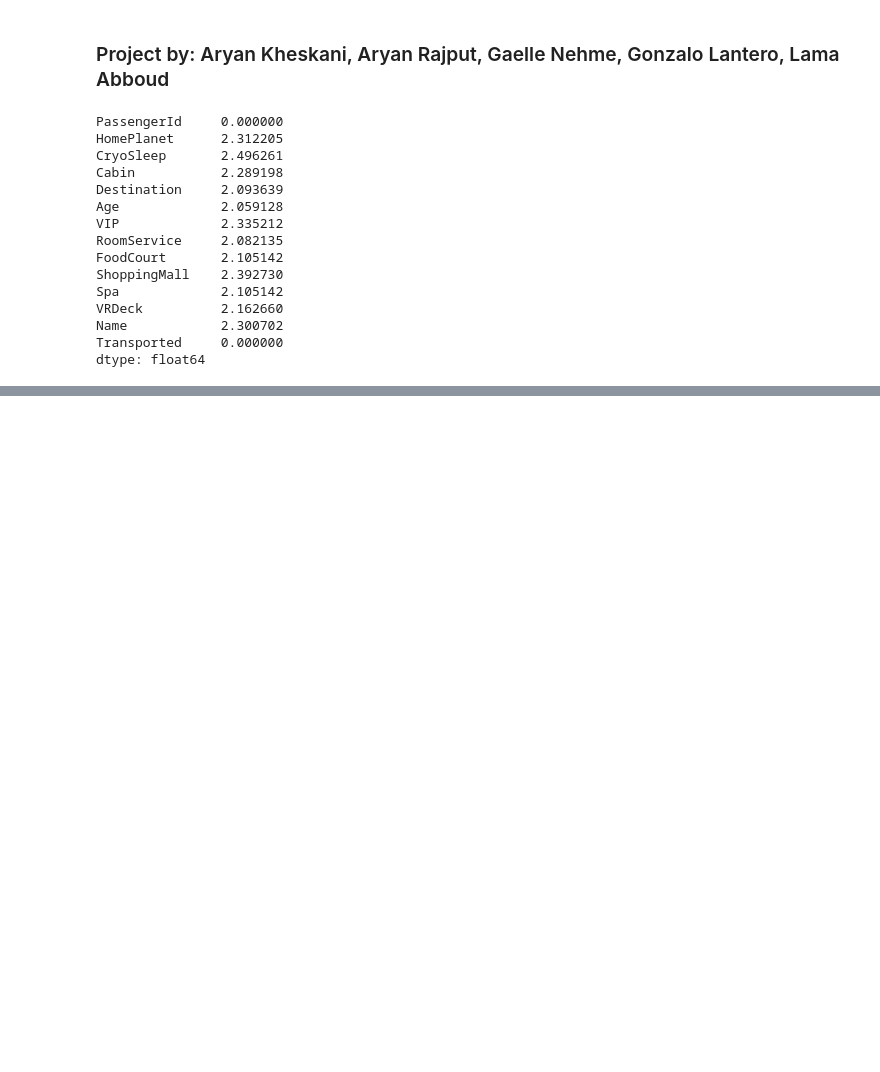
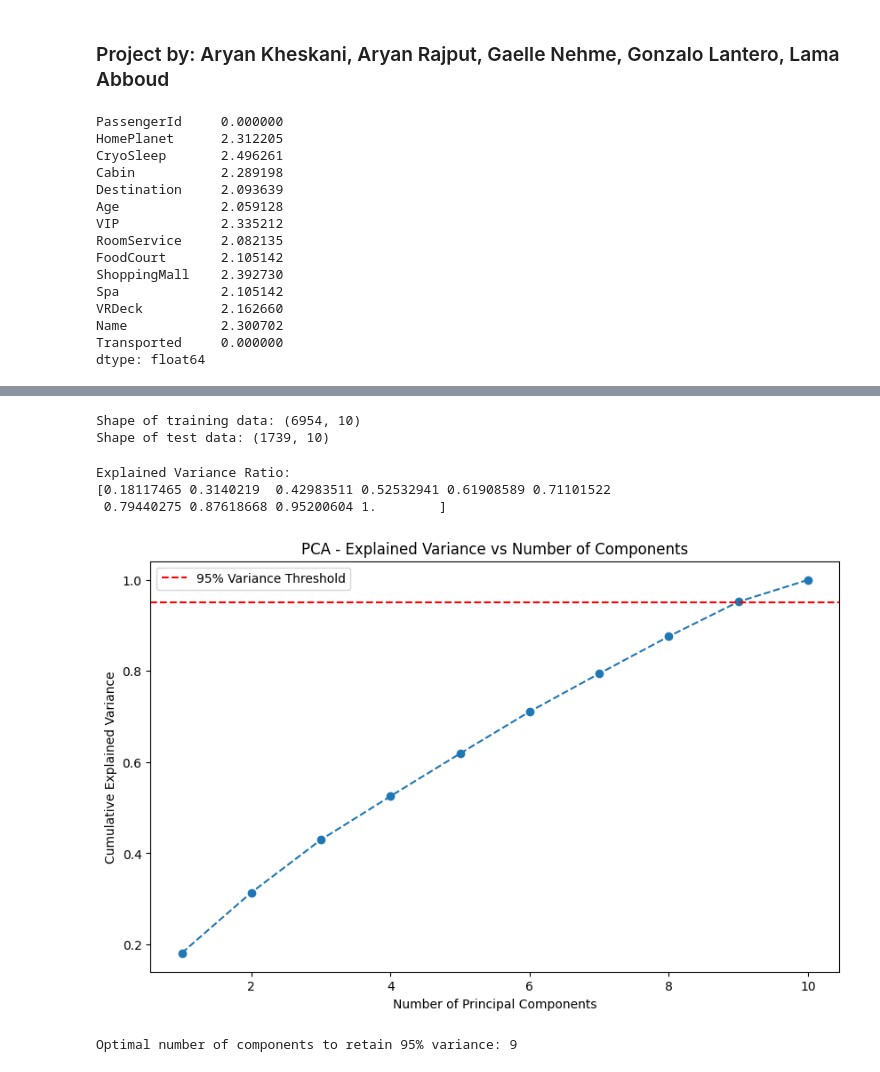
Before and after one commit to AryanKheskani/spaceship-titanic-ml-project, a Jupyter notebook: spaceship-titanic/spaceship_titanic_grp96.ipynb, the cells around one changed output, grey strips where cells are left out. Drawn from its saved outputs; the diff is of its cells as text; code cells hidden in the pictures; blank space fills up the shorter version.

```diff
--- a/spaceship-titanic/spaceship_titanic_grp96.ipynb
+++ b/spaceship-titanic/spaceship_titanic_grp96.ipynb
@@ -50,0 +34,2 @@ Name: count, dtype: int64
+# %%
+train_data.drop(['PassengerId', 'Name', 'Cabin'], axis=1, inplace=True)
@@ -50,0 +82,46 @@ Name: count, dtype: int64
+# %%
+# Split dataset into train & test sets (80/20 split)
+X_train, X_test, y_train, y_test = train_test_split(X, y, test_size=0.2, random_state=42, stratify=y)
+
+# Standardize features for PCA
+scaler = StandardScaler() # the scalar object is used to scale the data so that the data has mean = 0 and variance = 1
+X_train_scaled = scaler.fit_transform(X_train)
+X_test_scaled = scaler.transform(X_test)
+
+# Print shape of training and test sets
+print("\nShape of training data:", X_train.shape)
+print("Shape of test data:", X_test.shape)
+# %% [output]
+Shape of training data: (6954, 10)
+Shape of test data: (1739, 10)
+# %%
+from sklearn.decomposition import PCA
+pca = PCA()
+X_train_pca = pca.fit_transform(X_train_scaled)
+X_test_pca = pca.transform(X_test_scaled)
+
+explained_variance_ratio = np.cumsum(pca.explained_variance_ratio_)
+
+print("\nExplained Variance Ratio:")
+print(explained_variance_ratio)
+# %% [output]
+Explained Variance Ratio:
+[0.18117465 0.3140219  0.42983511 0.52532941 0.61908589 0.71101522
+ 0.79440275 0.87618668 0.95200604 1.        ]
+# %%
+# Plot cumulative explained variance to determine optimal number of components
+plt.figure(figsize=(10, 6))
+plt.plot(range(1, len(explained_variance_ratio) + 1), explained_variance_ratio, marker='o', linestyle='--')
+plt.axhline(y=0.95, color='r', linestyle='--', label='95% Variance Threshold')
+plt.xlabel("Number of Principal Components")
+plt.ylabel("Cumulative Explained Variance")
+plt.title("PCA - Explained Variance vs Number of Components")
+plt.legend()
+plt.show()
+# %% [output]
+[figure, added]
+# %%
+n_components = np.argmax(explained_variance_ratio >= 0.95) + 1
+print(f"\nOptimal number of components to retain 95% variance: {n_components}")
+# %% [output]
+Optimal number of components to retain 95% variance: 9
```
Also changed, not shown: parts of 5 cells of this notebook.
